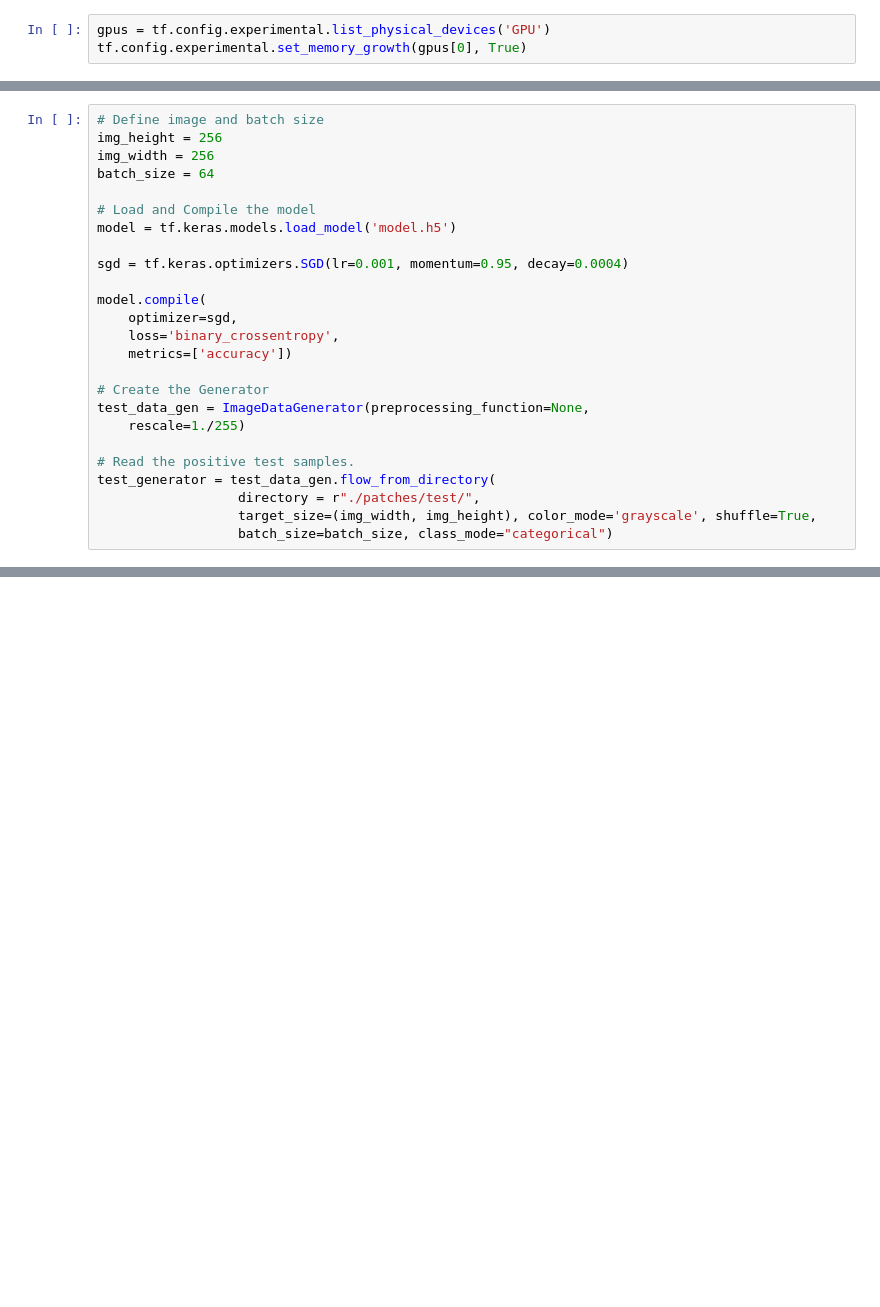
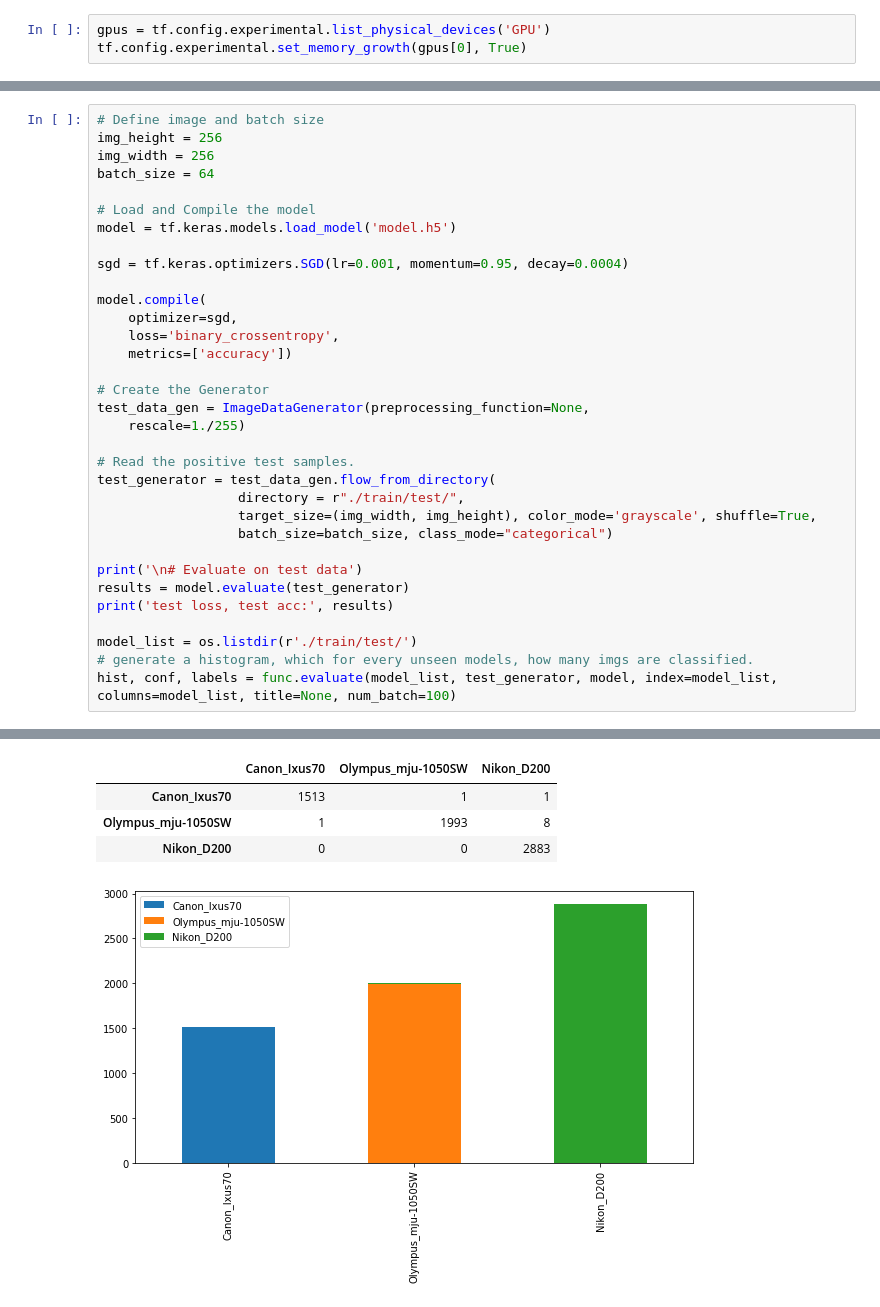
Before and after one commit to jiarongp/CamModel, a Jupyter notebook: test.ipynb, the cells around one changed output, grey strips where cells are left out. Saved outputs shown, nothing was run; the diff lists cells and outputs as text; blank space fills up the shorter version.

```diff
--- a/test.ipynb
+++ b/test.ipynb
@@ -36,7 +38,15 @@ test_data_gen = ImageDataGenerator(preprocessing_function=None,
 
 # Read the positive test samples.
 test_generator = test_data_gen.flow_from_directory(
-                  directory = r"./patches/test/",
+                  directory = r"./train/test/",
                   target_size=(img_width, img_height), color_mode='grayscale', shuffle=True,
                   batch_size=batch_size, class_mode="categorical")
+
+print('\n# Evaluate on test data')
+results = model.evaluate(test_generator)
+print('test loss, test acc:', results)
+
+model_list = os.listdir(r'./train/test/')
+# generate a histogram, which for every unseen models, how many imgs are classified.
+hist, conf, labels = func.evaluate(model_list, test_generator, model, index=model_list, columns=model_list, title=None, num_batch=100)
 # %% [output]
@@ -43,0 +62,5 @@ Found 4875 images belonging to 3 classes.
+|  | Canon_Ixus70 | Olympus_mju-1050SW | Nikon_D200 |
+| Canon_Ixus70 | 1513 | 1 | 1 |
+| Olympus_mju-1050SW | 1 | 1993 | 8 |
+| Nikon_D200 | 0 | 0 | 2883 |
+[figure, added]
```
Also changed, not shown: parts of 10 cells of this notebook, 12 other files.
